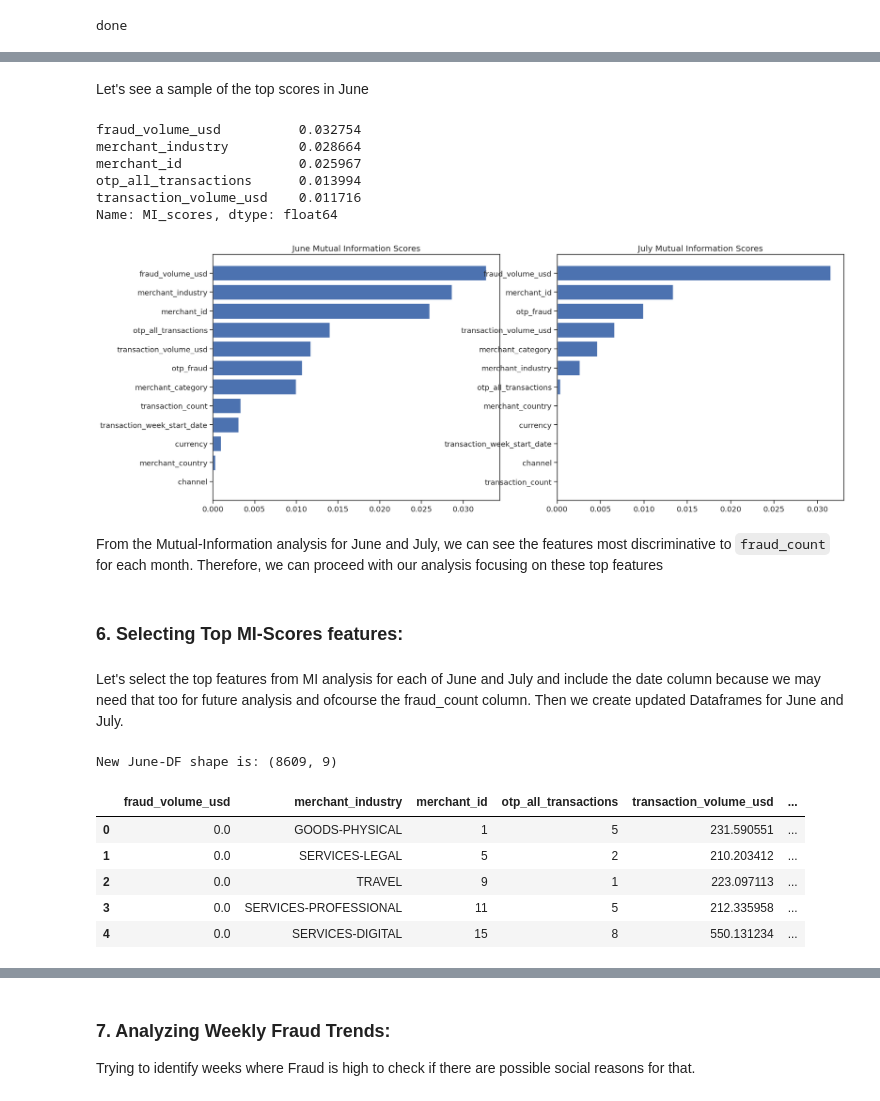
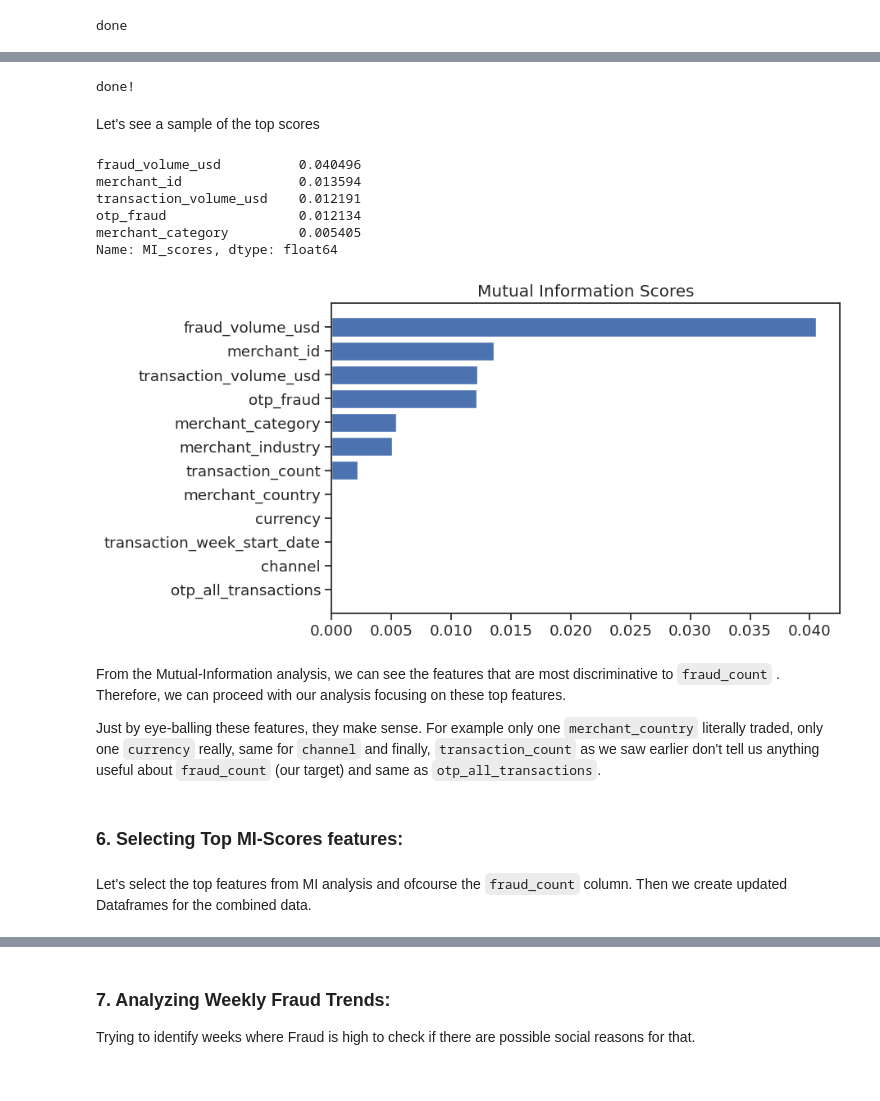
Before and after one commit to Lawrence-Krukrubo/fraud_analyst_assignment, a Jupyter notebook: fraud_analysis.ipynb, the cells around one changed output, grey strips where cells are left out. Saved outputs shown, nothing was run; the diff lists cells and outputs as text; code cells hidden in the pictures.

```diff
--- a/fraud_analysis.ipynb
+++ b/fraud_analysis.ipynb
@@ -605,8 +640,7 @@ july_copy = july_df.copy(deep=True)
 # %%
 # Next, pop the targets
 
-june_target = june_copy.pop('fraud_count')
-july_target = july_copy.pop('fraud_count')
+target = combined_df.pop('fraud_count')
 # %%
 # Next, get separate list for numeric and categoric columns
 
@@ -660,8 +687,7 @@ june_copy.head(3)
 # %%
 # Next, identify discrete features
 
-discrete_features_june = june_copy.dtypes == int
-discrete_features_july = july_copy.dtypes == int
+discrete_features = combined_df.dtypes == int
 print('done')
 # %% [output]
 done
@@ -685,44 +705,42 @@ done!
+# %%
+mi_scores = make_mi_scores(combined_df, target, discrete_features)
+print('done!')
+# %% [output]
+done!
 # %% [markdown]
-Let's see a sample of the top scores in June
+Let's see a sample of the top scores
 # %%
-june_mi_scores.head()
+mi_scores.head()
 # %% [output]
-fraud_volume_usd          0.032754
-merchant_industry         0.028664
-merchant_id               0.025967
-otp_all_transactions      0.013994
-transaction_volume_usd    0.011716
+fraud_volume_usd          0.040496
+merchant_id               0.013594
+transaction_volume_usd    0.012191
+otp_fraud                 0.012134
+merchant_category         0.005405
 Name: MI_scores, dtype: float64
 # %%
-def plot_mi_scores(june_scores, july_scores):
-    june_scores = june_scores.sort_values(ascending=True)
-    july_scores = july_scores.sort_values(ascending=True)
-    plt.figure(dpi=100, figsize=(20, 8))
+def plot_mi_scores(mi_scores):
+    scores = mi_scores.sort_values(ascending=True)
+    plt.figure(dpi=100, figsize=(8, 5))
 
-    plt.subplot(1,2,1)
-    width = np.arange(len(june_scores))
-    ticks = list(june_scores.index)
-    plt.barh(width, june_scores)
+    width = np.arange(len(scores))
+    ticks = list(scores.index)
+    plt.barh(width, scores)
     plt.yticks(width, ticks)
-    plt.title("June Mutual Information Scores")
-
-    plt.subplot(1,2,2)
-    width = np.arange(len(july_scores))
-    ticks = list(july_scores.index)
-    plt.barh(width, july_scores)
-    plt.yticks(width, ticks)
-    plt.title("July Mutual Information Scores")
+    plt.title("Mutual Information Scores")
 
     plt.show()
-# %%
-plot_mi_scores(june_mi_scores, july_mi_scores)
-# %% [output]
-[figure, removed]
+# %%
+plot_mi_scores(mi_scores)
+# %% [output]
+[figure, added]
 # %% [markdown]
-From the Mutual-Information analysis for June and July, we can see the features most discriminative to `fraud_count` for each month. Therefore, we can proceed with our analysis focusing on these top features
+From the Mutual-Information analysis, we can see the features that are most discriminative to `fraud_count` . Therefore, we can proceed with our analysis focusing on these top features.
+
+Just by eye-balling these features, they make sense. For example only one `merchant_country` literally traded, only one `currency` really, same for `channel` and finally, `transaction_count` as we saw earlier don't tell us anything useful about `fraud_count` (our target) and same as `otp_all_transactions`.
 # %% [markdown]
 ### 6. Selecting Top MI-Scores features:
 # %% [markdown]
-Let's select the top features from MI analysis for each of June and July and include the date column because we may need that too for future analysis and ofcourse the fraud_count column. Then we create updated Dataframes for June and July.
+Let's select the top features from MI analysis and ofcourse the `fraud_count` column. Then we create updated Dataframes for the combined data.
 # %%
 # We'd use a threshold of 0.005 for June based on the MI chart above.
@@ -745,14 +750,0 @@ july_top_mi.append('fraud_count')  # append target column
-# %%
-# Create new June Dataframe
-
-june_new_df = june_df[june_top_mi]
-print(f'New June-DF shape is: {june_new_df.shape}\n')
-june_new_df.head()
-# %% [output]
-New June-DF shape is: (8609, 9)
-|  | fraud_volume_usd | merchant_industry | merchant_id | otp_all_transactions | transaction_volume_usd | ... |
-| 0 | 0.0 | GOODS-PHYSICAL | 1 | 5 | 231.590551 | ... |
-| 1 | 0.0 | SERVICES-LEGAL | 5 | 2 | 210.203412 | ... |
-| 2 | 0.0 | TRAVEL | 9 | 1 | 223.097113 | ... |
-| 3 | 0.0 | SERVICES-PROFESSIONAL | 11 | 5 | 212.335958 | ... |
-| 4 | 0.0 | SERVICES-DIGITAL | 15 | 8 | 550.131234 | ... |
```
Also changed, not shown: parts of 35 cells of this notebook.
